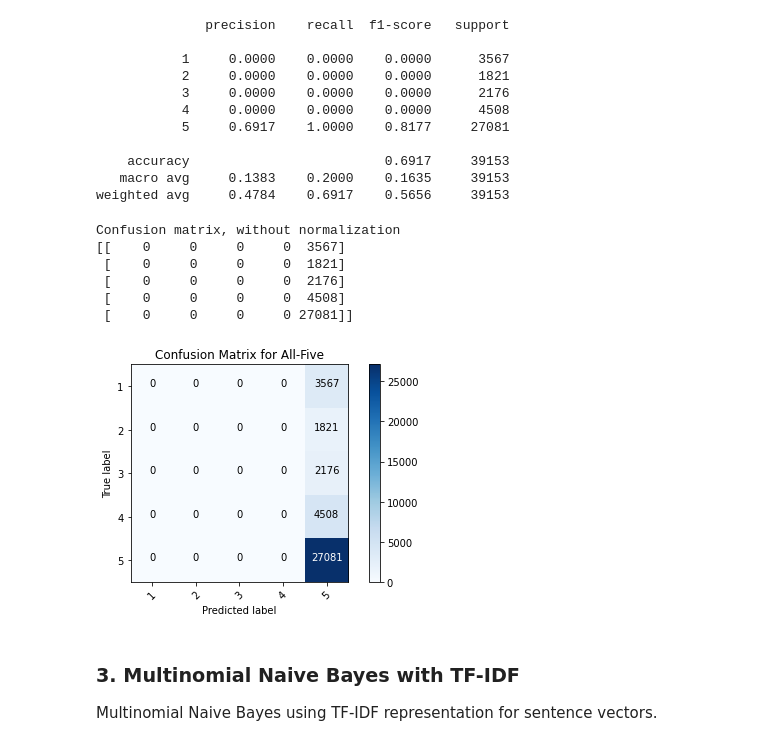
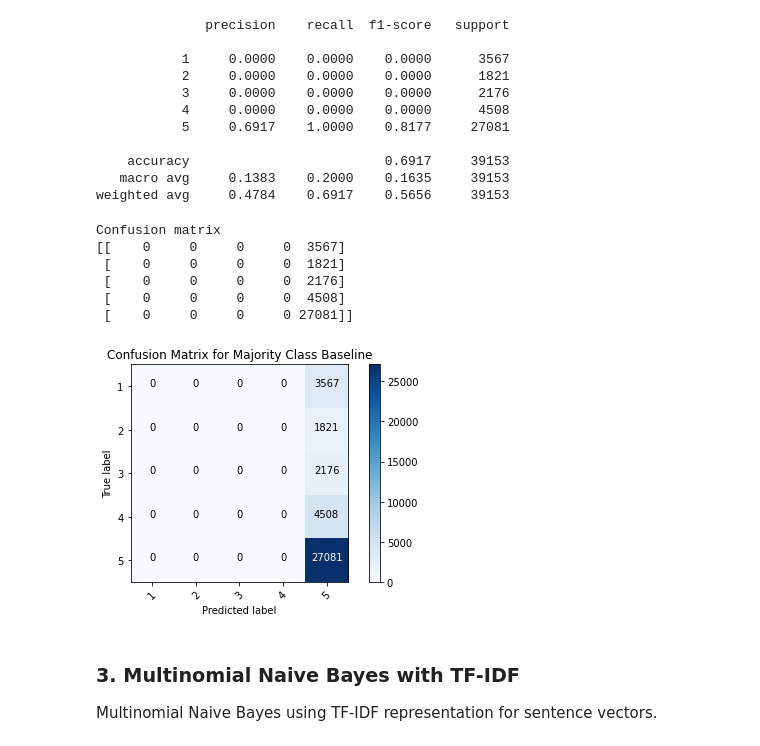
Before and after one commit to csbanon/bert-product-rating-predictor, a Jupyter notebook: Model Evaluation.ipynb, the cells around one changed output. Drawn from its saved outputs; the diff is of its cells as text; code cells hidden in the pictures.

```diff
--- a/Model Evaluation.ipynb
+++ b/Model Evaluation.ipynb
@@ -191,15 +191,15 @@ print(classification_report(y_test, y_pred, digits=4))
    macro avg     0.1383    0.2000    0.1635     39153
 weighted avg     0.4784    0.6917    0.5656     39153
 # %%
-plot_confusion_matrix(y_test, y_pred, 'Confusion Matrix for All-Five')
+plot_confusion_matrix(y_test, y_pred, 'Confusion Matrix for Majority Class Baseline')
 # %% [output]
-Confusion matrix, without normalization
+Confusion matrix
 [[    0     0     0     0  3567]
  [    0     0     0     0  1821]
  [    0     0     0     0  2176]
  [    0     0     0     0  4508]
  [    0     0     0     0 27081]]
-[figure, old version]
+[figure, new version]
 # %% [markdown]
 ### 3. Multinomial Naive Bayes with TF-IDF
 Multinomial Naive Bayes using TF-IDF representation for sentence vectors.
```
Also changed, not shown: parts of 3 cells of this notebook.
